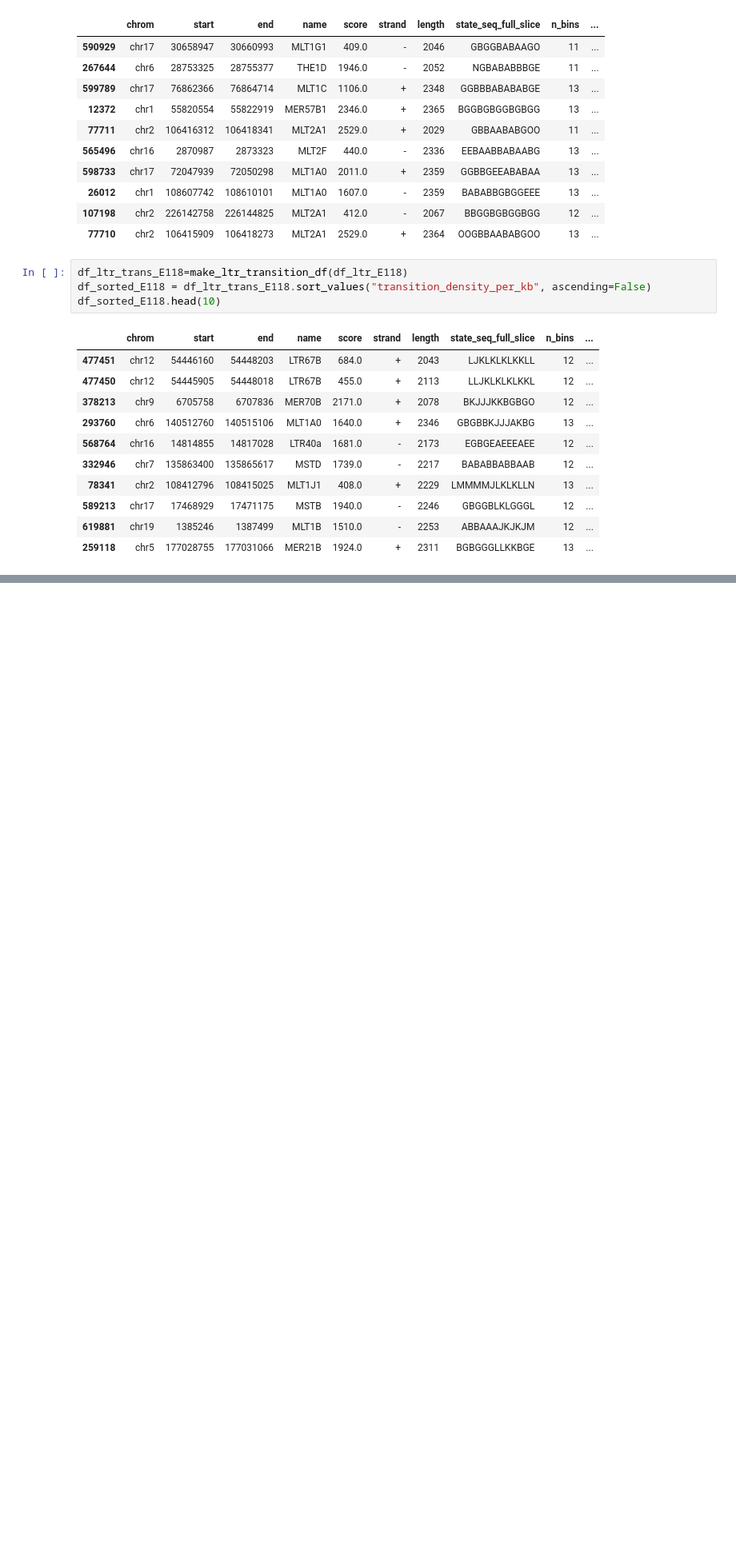
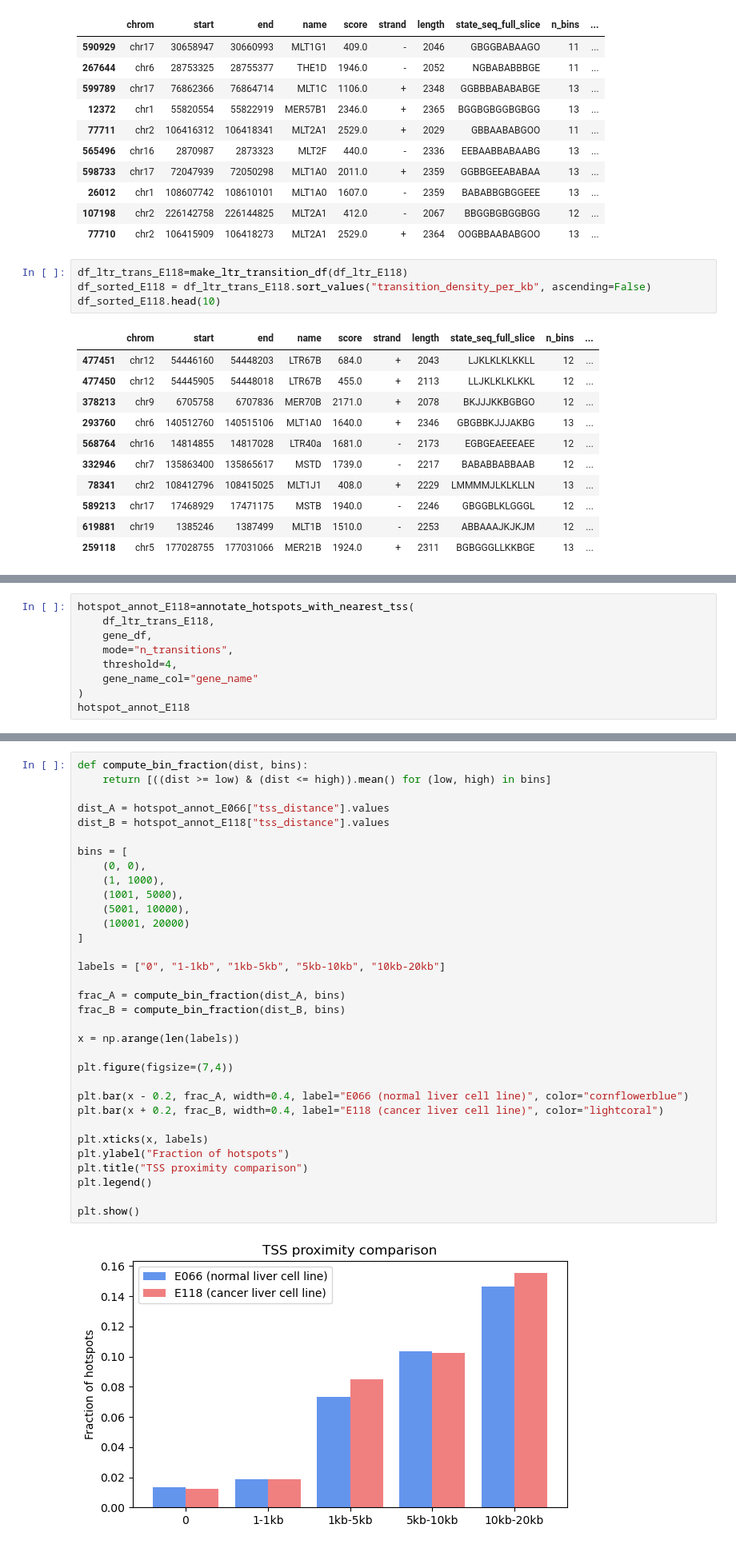
Before and after one commit to caocao0525/HERV, a Jupyter notebook: herv_util_test.ipynb, the cells around one changed output, grey strips where cells are left out. Shown at 80% size. Drawn from its saved outputs; the diff is of its cells as text; blank space fills up the shorter version.

```diff
--- a/herv_util_test.ipynb
+++ b/herv_util_test.ipynb
@@ -314,0 +498,9 @@ df_sorted_E118.head(10)
+# %%
+hotspot_annot_E118=annotate_hotspots_with_nearest_tss(
+    df_ltr_trans_E118,
+    gene_df,
+    mode="n_transitions",
+    threshold=4,
+    gene_name_col="gene_name"
+)
+hotspot_annot_E118
@@ -314,0 +558,35 @@ df_sorted_E118.head(10)
+# %%
+def compute_bin_fraction(dist, bins):
+    return [((dist >= low) & (dist <= high)).mean() for (low, high) in bins]
+
+dist_A = hotspot_annot_E066["tss_distance"].values
+dist_B = hotspot_annot_E118["tss_distance"].values
+
+bins = [
+    (0, 0),
+    (1, 1000),
+    (1001, 5000),
+    (5001, 10000),
+    (10001, 20000)
+]
+
+labels = ["0", "1-1kb", "1kb-5kb", "5kb-10kb", "10kb-20kb"]
+
+frac_A = compute_bin_fraction(dist_A, bins)
+frac_B = compute_bin_fraction(dist_B, bins)
+
+x = np.arange(len(labels))
+
+plt.figure(figsize=(7,4))
+
+plt.bar(x - 0.2, frac_A, width=0.4, label="E066 (normal liver cell line)", color="cornflowerblue")
+plt.bar(x + 0.2, frac_B, width=0.4, label="E118 (cancer liver cell line)", color="lightcoral")
+
+plt.xticks(x, labels)
+plt.ylabel("Fraction of hotspots")
+plt.title("TSS proximity comparison")
+plt.legend()
+
+plt.show()
+# %% [output]
+[figure, added]
```
Also changed, not shown: parts of 17 cells of this notebook, 1 other file.
